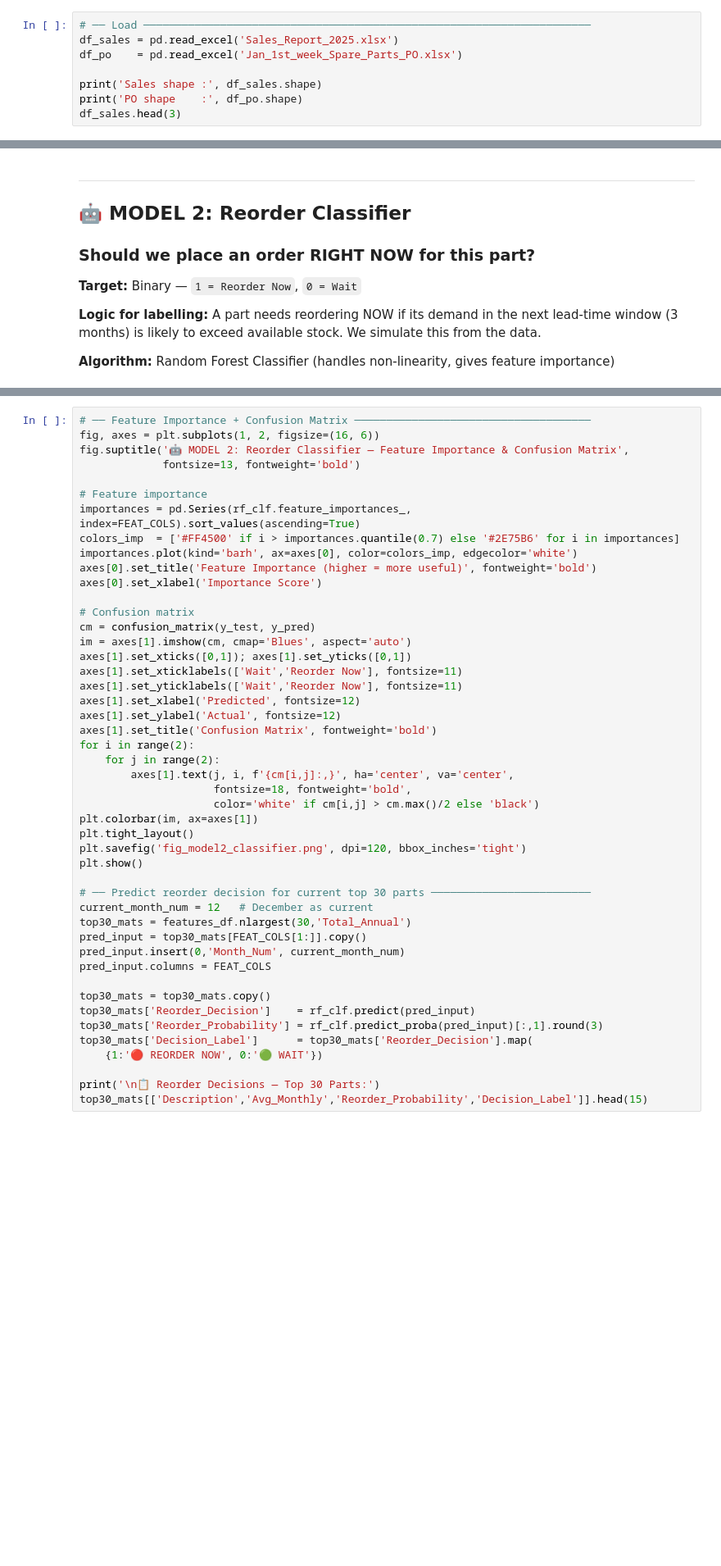
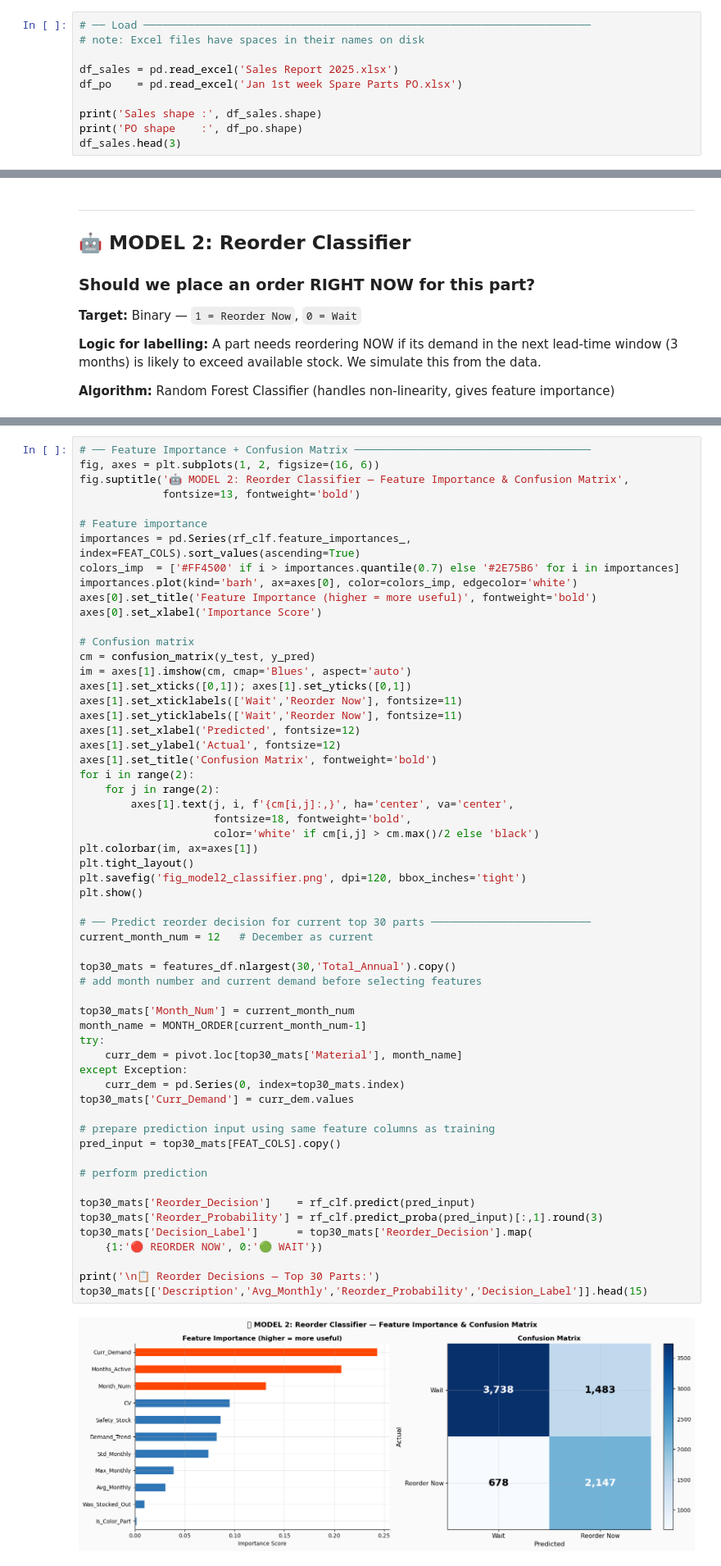
Before and after one commit to Saminda44/Spare-Parts-Inventory-Optimization, a Jupyter notebook: Spare_Parts_ML_Model.ipynb, the cells around one changed output, grey strips where cells are left out. Shown at 82% size. Cells and saved outputs as stored; diff of their text form; blank space fills up the shorter version.

```diff
--- a/Spare_Parts_ML_Model.ipynb
+++ b/Spare_Parts_ML_Model.ipynb
@@ -62,8 +64,10 @@ print('✅ All libraries loaded successfully')
 ## 📂 Step 1: Load & Explore Data
 # %%
 # ── Load ──────────────────────────────────────────────────────────────────────
-df_sales = pd.read_excel('Sales_Report_2025.xlsx')
-df_po    = pd.read_excel('Jan_1st_week_Spare_Parts_PO.xlsx')
+# note: Excel files have spaces in their names on disk
+
+df_sales = pd.read_excel('Sales Report 2025.xlsx')
+df_po    = pd.read_excel('Jan 1st week Spare Parts PO.xlsx')
 
 print('Sales shape :', df_sales.shape)
 print('PO shape    :', df_po.shape)
@@ -389,35 +469,48 @@ axes[0].set_xlabel('Importance Score')
 
 # Confusion matrix
 cm = confusion_matrix(y_test, y_pred)
 im = axes[1].imshow(cm, cmap='Blues', aspect='auto')
 axes[1].set_xticks([0,1]); axes[1].set_yticks([0,1])
 axes[1].set_xticklabels(['Wait','Reorder Now'], fontsize=11)
 axes[1].set_yticklabels(['Wait','Reorder Now'], fontsize=11)
 axes[1].set_xlabel('Predicted', fontsize=12)
 axes[1].set_ylabel('Actual', fontsize=12)
 axes[1].set_title('Confusion Matrix', fontweight='bold')
 for i in range(2):
     for j in range(2):
         axes[1].text(j, i, f'{cm[i,j]:,}', ha='center', va='center',
                      fontsize=18, fontweight='bold',
                      color='white' if cm[i,j] > cm.max()/2 else 'black')
 plt.colorbar(im, ax=axes[1])
 plt.tight_layout()
 plt.savefig('fig_model2_classifier.png', dpi=120, bbox_inches='tight')
 plt.show()
 
 # ── Predict reorder decision for current top 30 parts ─────────────────────────
 current_month_num = 12   # December as current
-top30_mats = features_df.nlargest(30,'Total_Annual')
-pred_input = top30_mats[FEAT_COLS[1:]].copy()
-pred_input.insert(0,'Month_Num', current_month_num)
-pred_input.columns = FEAT_COLS
 
-top30_mats = top30_mats.copy()
+top30_mats = features_df.nlargest(30,'Total_Annual').copy()
+# add month number and current demand before selecting features
+
+top30_mats['Month_Num'] = current_month_num
+month_name = MONTH_ORDER[current_month_num-1]
+try:
+    curr_dem = pivot.loc[top30_mats['Material'], month_name]
+except Exception:
+    curr_dem = pd.Series(0, index=top30_mats.index)
+top30_mats['Curr_Demand'] = curr_dem.values
+
+# prepare prediction input using same feature columns as training
+pred_input = top30_mats[FEAT_COLS].copy()
+
+# perform prediction
+
 top30_mats['Reorder_Decision']    = rf_clf.predict(pred_input)
 top30_mats['Reorder_Probability'] = rf_clf.predict_proba(pred_input)[:,1].round(3)
 top30_mats['Decision_Label']      = top30_mats['Reorder_Decision'].map(
     {1:'🔴 REORDER NOW', 0:'🟢 WAIT'})
 
 print('\n📋 Reorder Decisions — Top 30 Parts:')
 top30_mats[['Description','Avg_Monthly','Reorder_Probability','Decision_Label']].head(15)
+# %% [output]
+[figure, added]
```
Also changed, not shown: parts of 14 cells of this notebook, 2 other files.
